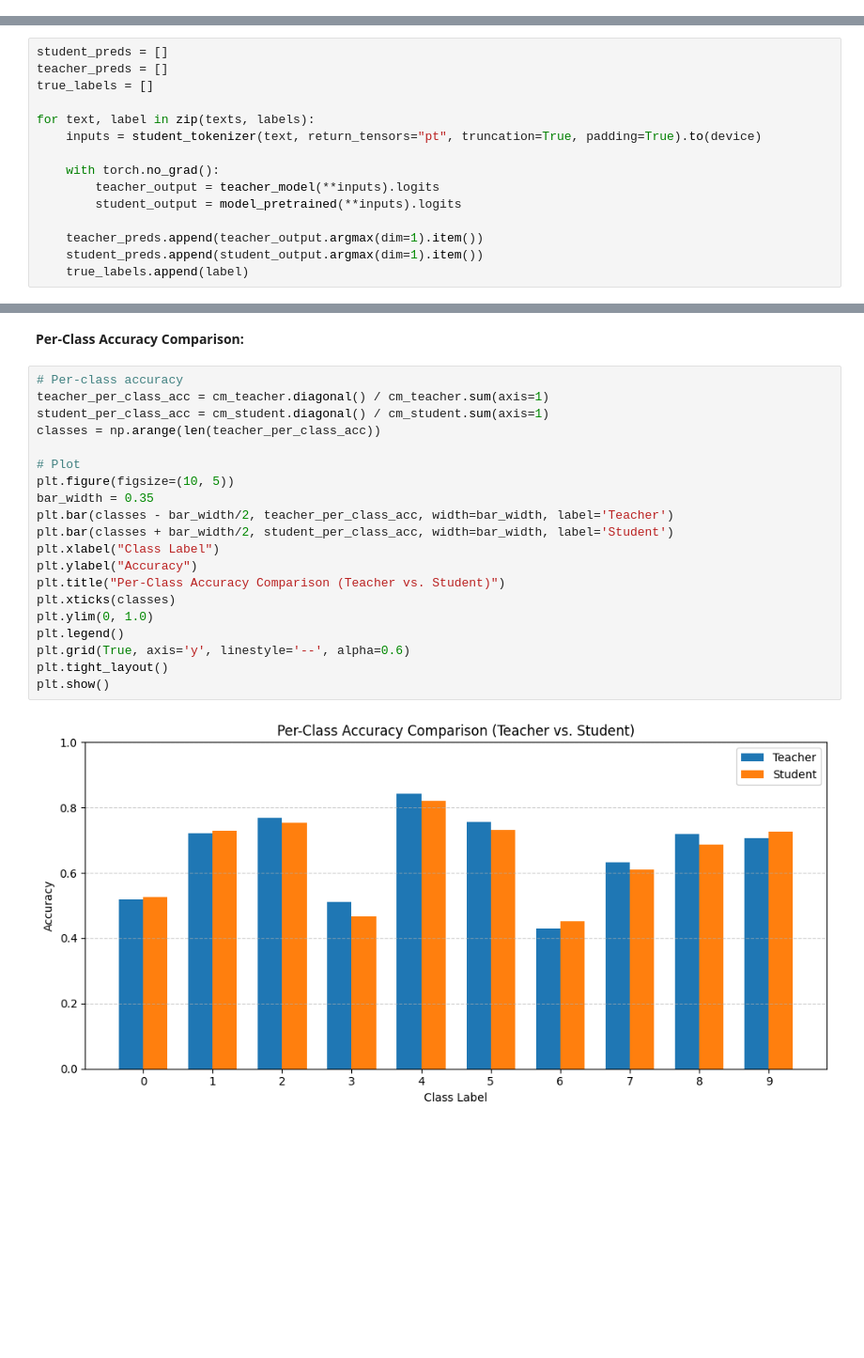
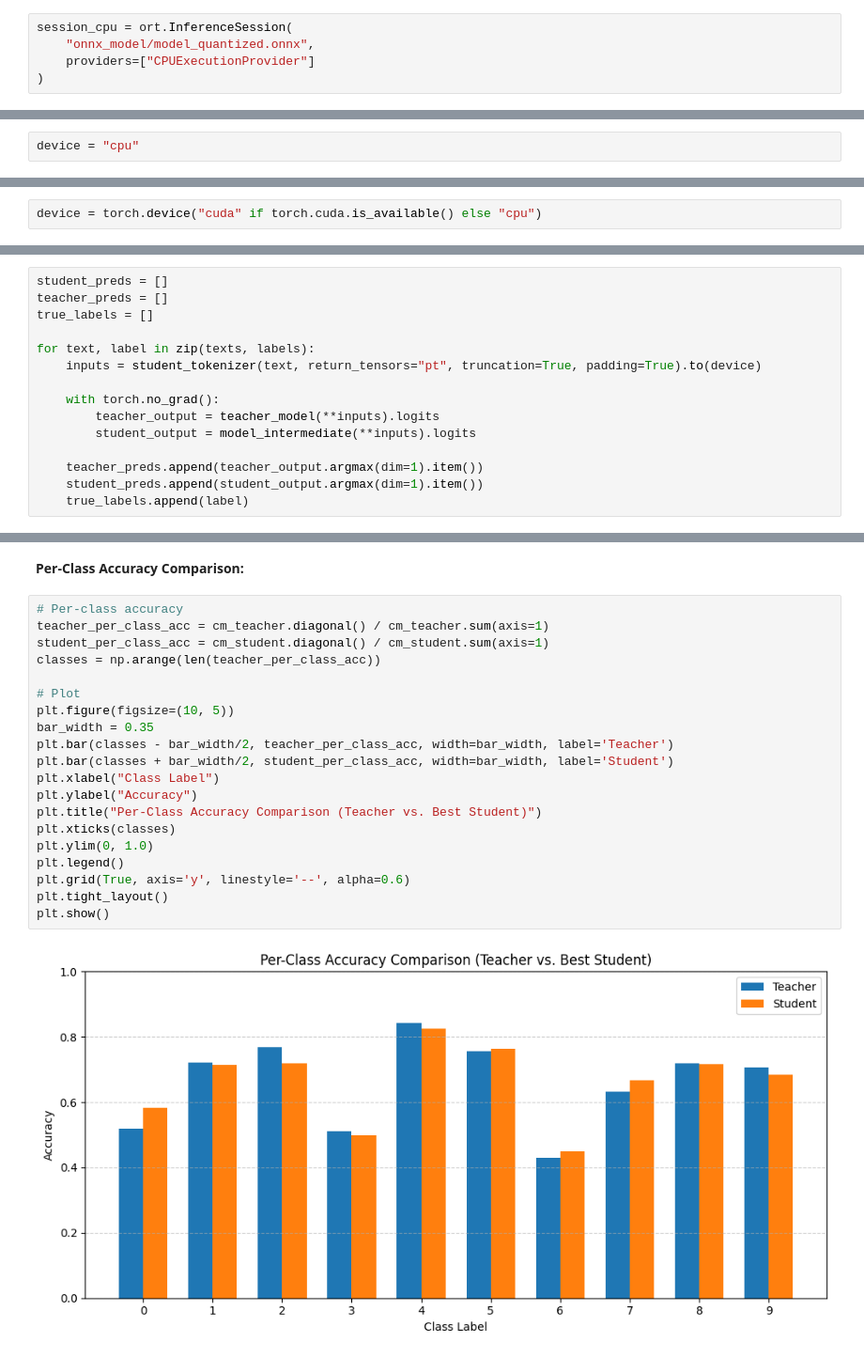
Before and after one commit to otausendschoen/NLP_Yahoo-Answers, a Jupyter notebook: part_4.ipynb, the cells around one changed output, grey strips where cells are left out. Shown at 94% size. Cells and saved outputs as stored; diff of their text form; blank space fills up the shorter version.

```diff
--- a/part_4.ipynb
+++ b/part_4.ipynb
@@ -1489,0 +1475,5 @@ Inference time on 100 samples (student_quantized): 0.3391 seconds
+# %%
+session_cpu = ort.InferenceSession(
+    "onnx_model/model_quantized.onnx",
+    providers=["CPUExecutionProvider"]
+)
@@ -1489,0 +1482,2 @@ Inference time on 100 samples (student_quantized): 0.3391 seconds
+# %%
+device = "cpu"
@@ -1496,4 +1577,6 @@ Last, we are supposed to analyze deficiencies in the student model's learning. S
 # %% [markdown]
 **Misclassification Example:**
+# %%
+device = torch.device("cuda" if torch.cuda.is_available() else "cpu")
 # %%
 def predict(model, tokenizer, texts, device):
@@ -1558,7 +1678,7 @@ for text, label in zip(texts, labels):
 
     with torch.no_grad():
         teacher_output = teacher_model(**inputs).logits
-        student_output = model_pretrained(**inputs).logits
+        student_output = model_intermediate(**inputs).logits
 
     teacher_preds.append(teacher_output.argmax(dim=1).item())
     student_preds.append(student_output.argmax(dim=1).item())
@@ -1593,23 +1717,23 @@ Despite this, Student V1 still preserves the overall structure of the prediction
 # %%
 # Per-class accuracy
 teacher_per_class_acc = cm_teacher.diagonal() / cm_teacher.sum(axis=1)
 student_per_class_acc = cm_student.diagonal() / cm_student.sum(axis=1)
 classes = np.arange(len(teacher_per_class_acc))
 
 # Plot
 plt.figure(figsize=(10, 5))
 bar_width = 0.35
 plt.bar(classes - bar_width/2, teacher_per_class_acc, width=bar_width, label='Teacher')
 plt.bar(classes + bar_width/2, student_per_class_acc, width=bar_width, label='Student')
 plt.xlabel("Class Label")
 plt.ylabel("Accuracy")
-plt.title("Per-Class Accuracy Comparison (Teacher vs. Student)")
+plt.title("Per-Class Accuracy Comparison (Teacher vs. Best Student)")
 plt.xticks(classes)
 plt.ylim(0, 1.0)
 plt.legend()
 plt.grid(True, axis='y', linestyle='--', alpha=0.6)
 plt.tight_layout()
 plt.show()
 # %% [output]
-[figure, old version]
+[figure, new version]
 # %% [markdown]
```
Also changed, not shown: parts of 29 cells of this notebook.
